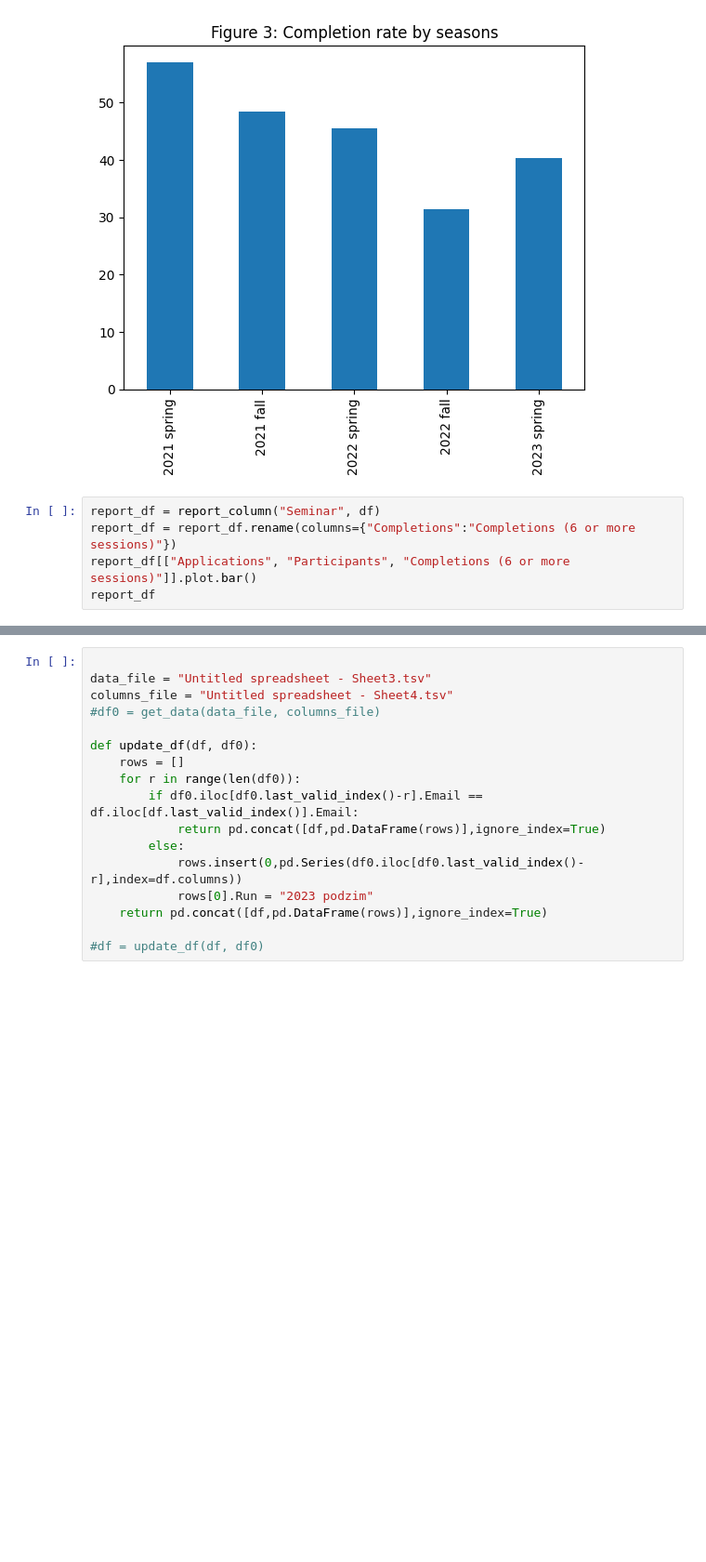
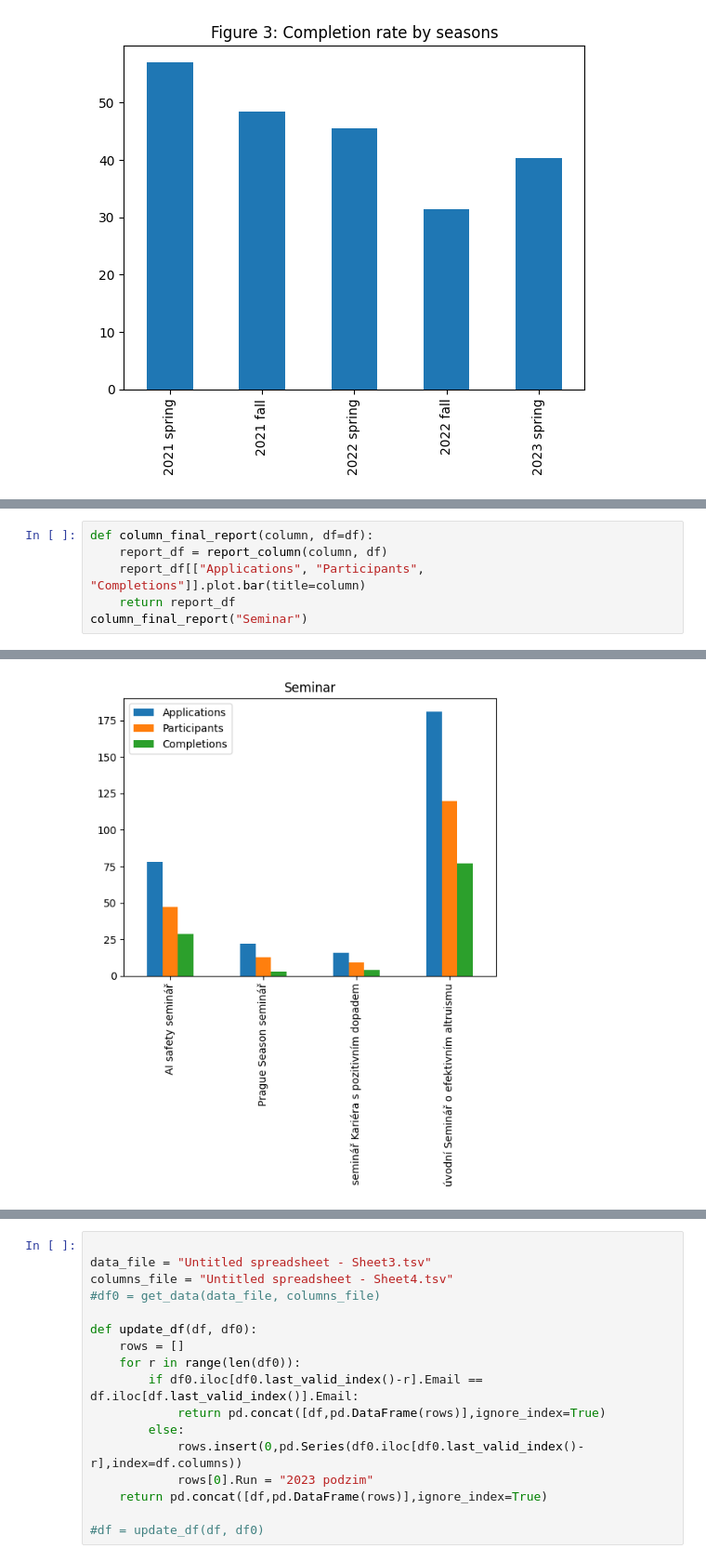
Before and after one commit to GPT-4I/evals, a Jupyter notebook: data.ipynb, the cells around one changed output, grey strips where cells are left out. Shown at 93% size. Cells and saved outputs as stored; diff of their text form; blank space fills up the shorter version.

```diff
--- a/data.ipynb
+++ b/data.ipynb
@@ -94,8 +110,3 @@ report_df["Completions rate"].drop("2023 fall").plot.bar(title="Figure 3: Comple
 # %% [output]
 <Axes: title={'center': 'Figure 3: Completion rate by seasons'}>
 [figure]
-# %%
-report_df = report_column("Seminar", df)
-report_df = report_df.rename(columns={"Completions":"Completions (6 or more sessions)"})
-report_df[["Applications", "Participants", "Completions (6 or more sessions)"]].plot.bar()
-report_df
@@ -108,0 +113,7 @@ report_df
+# %%
+def column_final_report(column, df=df):
+    report_df = report_column(column, df)
+    report_df[["Applications", "Participants", "Completions"]].plot.bar(title=column)
+    return report_df
+column_final_report("Seminar")
+# %% [output]
@@ -108,0 +125 @@ report_df
+[figure, added]
```
Also changed, not shown: parts of 13 cells of this notebook, 1 other file.
